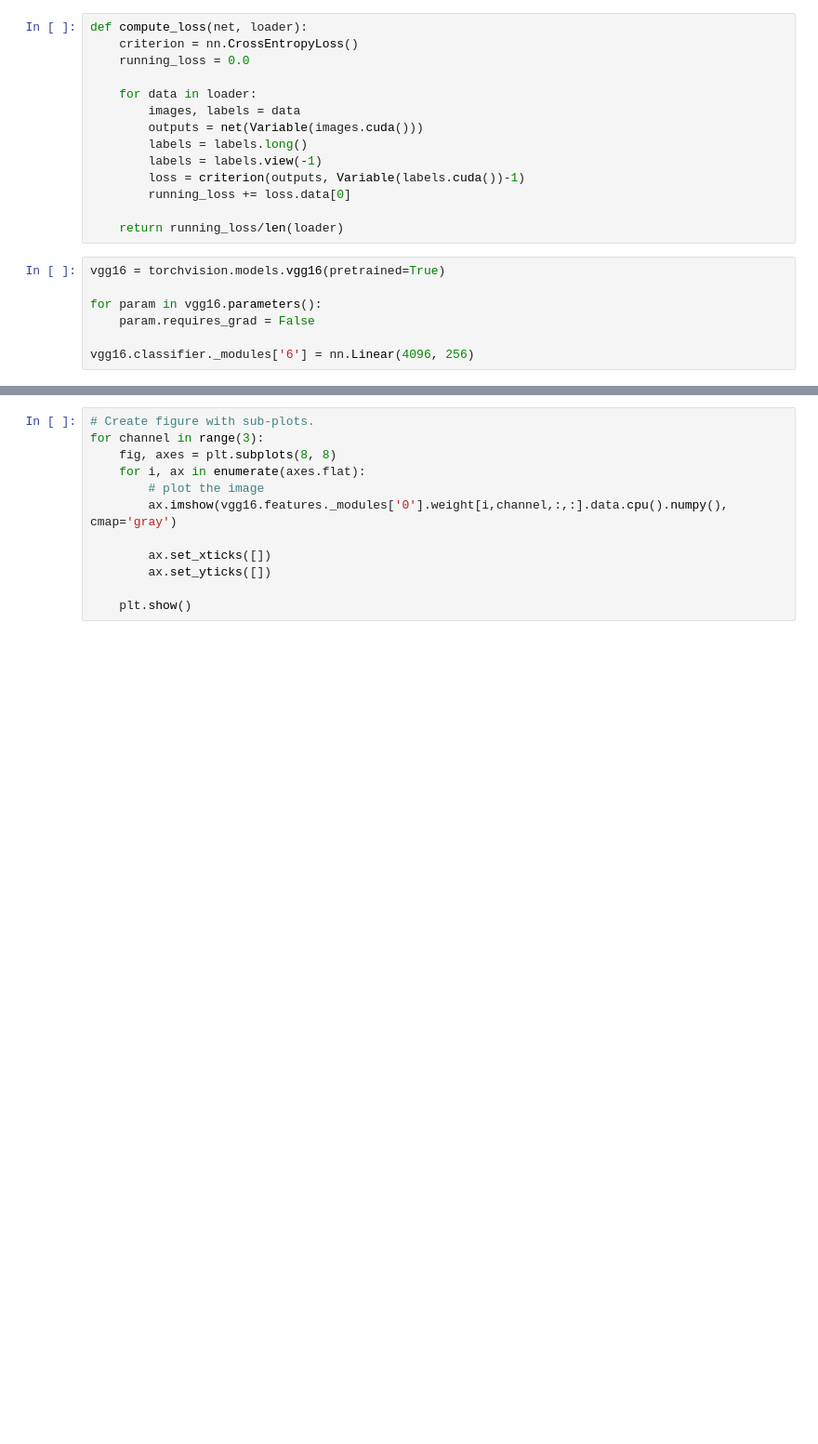
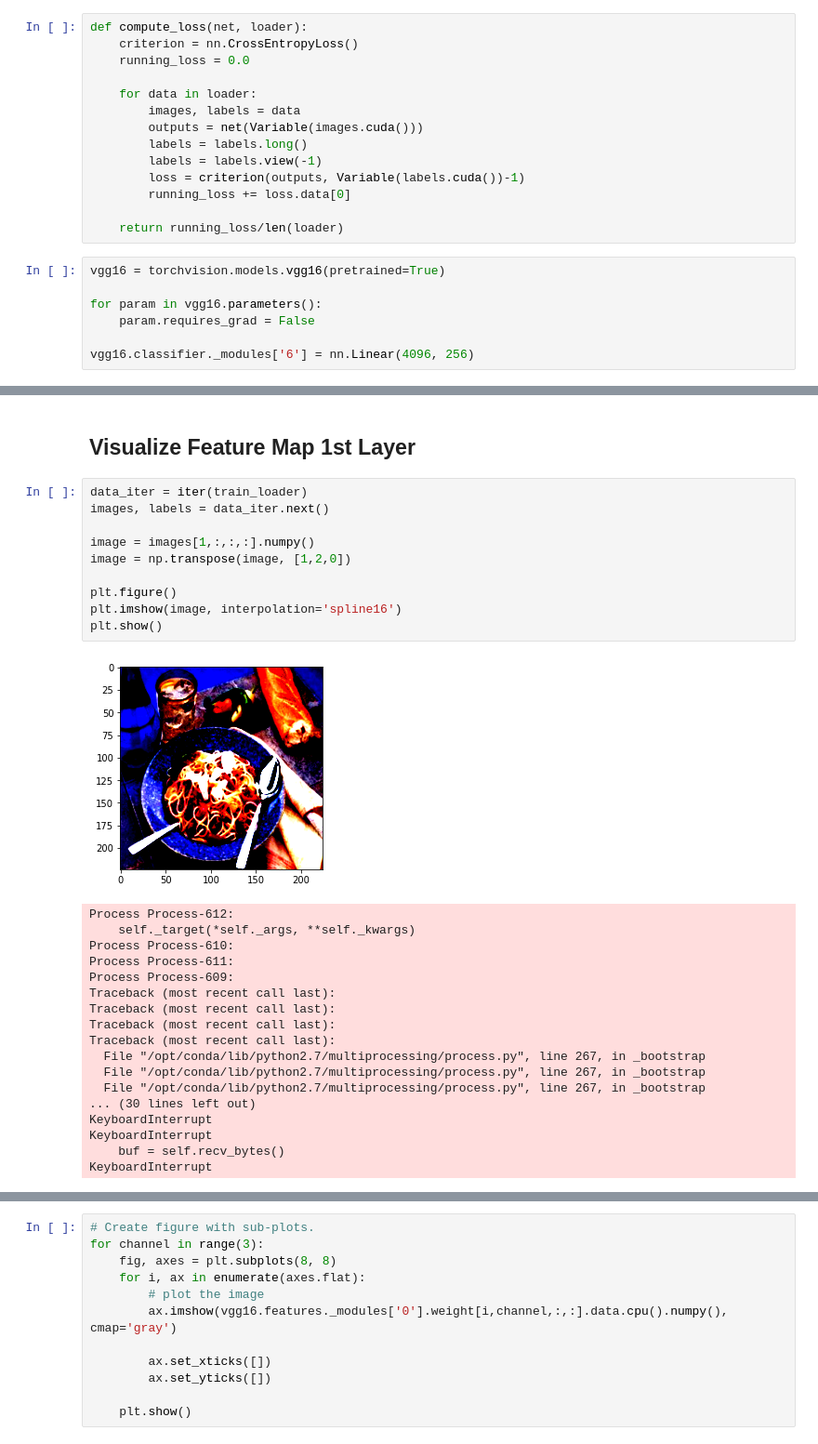
Before and after one commit to Xinyang622/PA3, a Jupyter notebook: Part2.ipynb, the cells around one changed output, grey strips where cells are left out. Shown at 93% size. Cells and saved outputs as stored; diff of their text form; blank space fills up the shorter version.

```diff
--- a/Part2.ipynb
+++ b/Part2.ipynb
@@ -370,0 +371,31 @@ vgg16.classifier._modules['6'] = nn.Linear(4096, 256)
+# %% [markdown]
+## Visualize Feature Map 1st Layer
+# %%
+data_iter = iter(train_loader)
+images, labels = data_iter.next()
+
+image = images[1,:,:,:].numpy()
+image = np.transpose(image, [1,2,0])
+
+plt.figure()
+plt.imshow(image, interpolation='spline16')
+plt.show()
+# %% [output]
+[figure, added]
+Process Process-612:
+    self._target(*self._args, **self._kwargs)
+Process Process-610:
+Process Process-611:
+Process Process-609:
+Traceback (most recent call last):
+Traceback (most recent call last):
+Traceback (most recent call last):
+Traceback (most recent call last):
+  File "/opt/conda/lib/python2.7/multiprocessing/process.py", line 267, in _bootstrap
+  File "/opt/conda/lib/python2.7/multiprocessing/process.py", line 267, in _bootstrap
+  File "/opt/conda/lib/python2.7/multiprocessing/process.py", line 267, in _bootstrap
+... (30 lines left out)
+KeyboardInterrupt
+KeyboardInterrupt
+    buf = self.recv_bytes()
+KeyboardInterrupt
```
Also changed, not shown: parts of 19 cells of this notebook.
